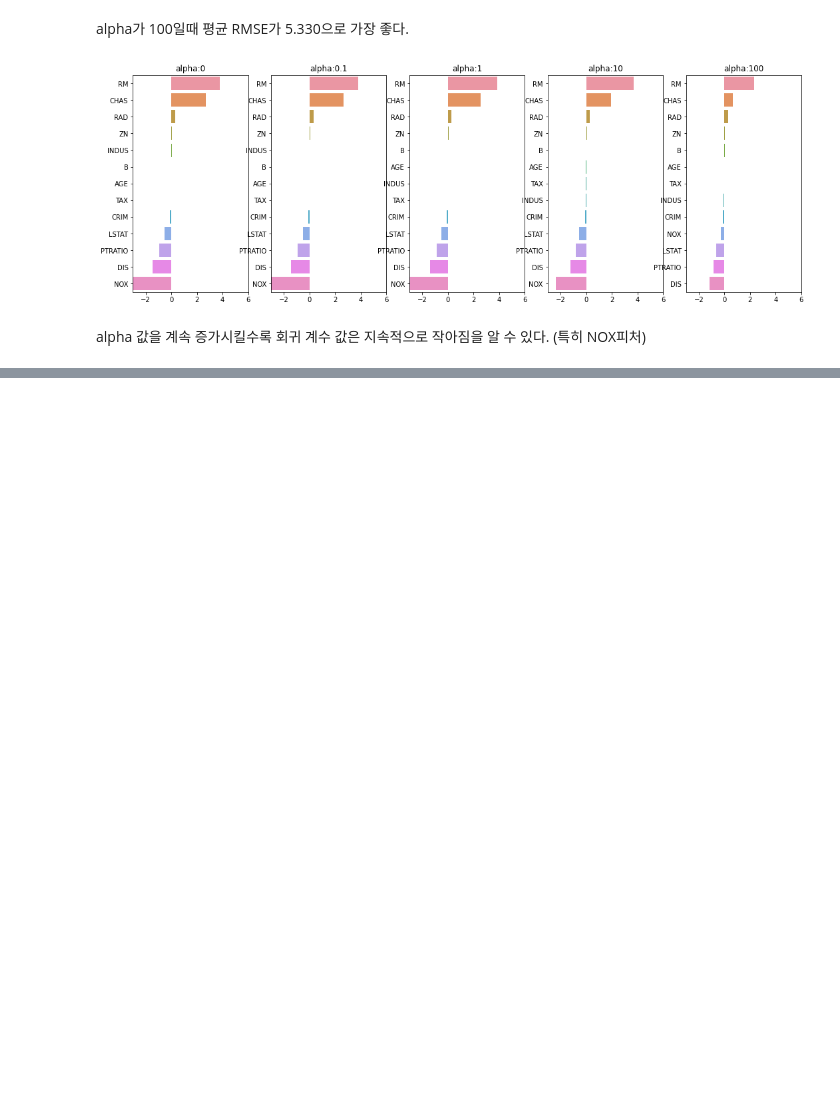
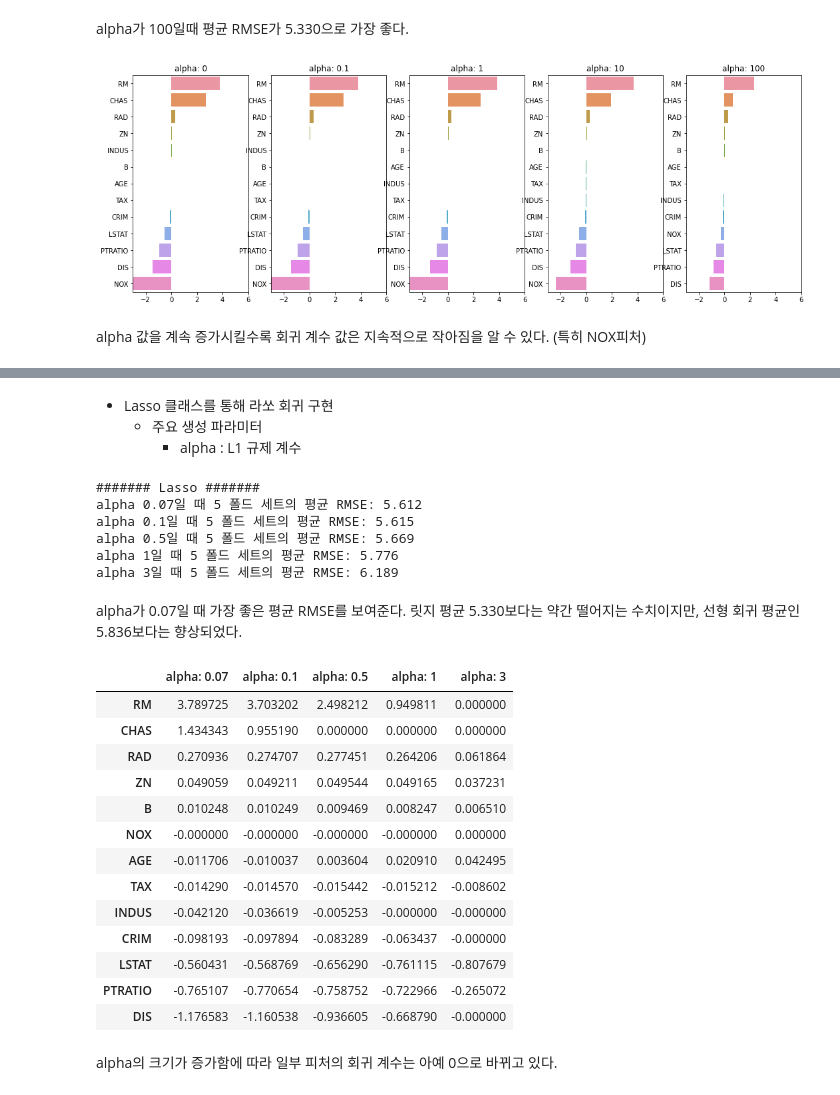
Before and after one commit to wizdom-js/data_analysis, a Jupyter notebook: 파이썬 머신러닝 완벽가이드/Chapter_05_회귀.ipynb, the cells around one changed output, grey strips where cells are left out. Cells and saved outputs as stored; diff of their text form; code cells hidden in the pictures; blank space fills up the shorter version.

```diff
--- a/파이썬 머신러닝 완벽가이드/Chapter_05_회귀.ipynb
+++ b/파이썬 머신러닝 완벽가이드/Chapter_05_회귀.ipynb
@@ -720,0 +726,70 @@ coeff_df.sort_values(by=sort_column, ascending=False)
+# %% [markdown]
+- Lasso 클래스를 통해 라쏘 회귀 구현
+    - 주요 생성 파라미터
+        - alpha : L1 규제 계수
+# %%
+# 라쏘의 alpha값을 변화시키면서 RMSE와 각 피처의 회귀계수 출력
+# 이의 수행을 위한 함수 만들기
+
+from sklearn.linear_model import Lasso, ElasticNet
+
+# alpha값에 따른 회귀 모델의 폴드 평균 RMSE를 출력하고 회귀 계수값들을 DataFrame으로 반환
+def get_linear_reg_eval(model_name, params=None, X_data_n=None, y_target_n=None,
+                       verbose=True, return_coeff=True):
+    coeff_df = pd.DataFrame()
+    if verbose : print('#######', model_name, '#######')
+    for param in params:
+        if model_name == 'Ridge' : model = Ridge(alpha=param)
+        elif model_name == 'Lasso' : model = Lasso(alpha=param)
+        elif model_name == 'ElasticNet' : model = ElasticNet(alpha=param, l1_ratio=0.7)
+        neg_mse_scores = cross_val_score(model, X_data_n, y_target_n,
+                                        scoring='neg_mean_squared_error', cv=5)
+        avg_rmse = np.mean(np.sqrt(-1 * neg_mse_scores))
+        print('alpha {0}일 때 5 폴드 세트의 평균 RMSE: {1:.3f}'.format(param, avg_rmse))
+
+        # cross_val_score는 evaluation metric만 반환하므로 모델을 다시 학습하여 회귀 계수 추출
+        model.fit(X_data_n, y_target_n)
+        if return_coeff:
+            # alpha에 따른 피처별 회귀 계수를 Series로 변환하고 이를 dataframe의 칼럼으로 추가
+            coeff = pd.Series(data=model.coef_, index=X_data_n.columns)
+            colname = 'alpha: '+str(param)
+            coeff_df[colname] = coeff
+
+    return coeff_df
+# end of get_linear_regre_eval
+# %%
+# 라쏘에 사용될 alpha 파라미터의 값을 정의하고 get_linear_reg_eval() 함수 호출
+lasso_alphas = [0.07, 0.1, 0.5, 1, 3]
+coeff_lasso_df = get_linear_reg_eval('Lasso', params=lasso_alphas, X_data_n=X_data, y_target_n=y_target)
+# %% [output]
+####### Lasso #######
+alpha 0.07일 때 5 폴드 세트의 평균 RMSE: 5.612
+alpha 0.1일 때 5 폴드 세트의 평균 RMSE: 5.615
+alpha 0.5일 때 5 폴드 세트의 평균 RMSE: 5.669
+alpha 1일 때 5 폴드 세트의 평균 RMSE: 5.776
+alpha 3일 때 5 폴드 세트의 평균 RMSE: 6.189
+# %% [markdown]
+alpha가 0.07일 때 가장 좋은 평균 RMSE를 보여준다. 릿지 평균 5.330보다는 약간 떨어지는 수치이지만, 선형 회귀 평균인 5.836보다는 향상되었다.
+# %%
+# alpha값에 따른 피처별 회귀 계수
+
+# 반환된 coeff_lasso_df를 첫 번째 칼럼순으로 내림차순 정렬해 회귀계수 dataframe 출력
+sort_column = 'alpha: '+str(lasso_alphas[0])
+coeff_lasso_df.sort_values(by=sort_column, ascending=False)
+# %% [output]
+|  | alpha: 0.07 | alpha: 0.1 | alpha: 0.5 | alpha: 1 | alpha: 3 |
+| RM | 3.789725 | 3.703202 | 2.498212 | 0.949811 | 0.000000 |
+| CHAS | 1.434343 | 0.955190 | 0.000000 | 0.000000 | 0.000000 |
+| RAD | 0.270936 | 0.274707 | 0.277451 | 0.264206 | 0.061864 |
+| ZN | 0.049059 | 0.049211 | 0.049544 | 0.049165 | 0.037231 |
+| B | 0.010248 | 0.010249 | 0.009469 | 0.008247 | 0.006510 |
+| NOX | -0.000000 | -0.000000 | -0.000000 | -0.000000 | 0.000000 |
+| AGE | -0.011706 | -0.010037 | 0.003604 | 0.020910 | 0.042495 |
+| TAX | -0.014290 | -0.014570 | -0.015442 | -0.015212 | -0.008602 |
+| INDUS | -0.042120 | -0.036619 | -0.005253 | -0.000000 | -0.000000 |
+| CRIM | -0.098193 | -0.097894 | -0.083289 | -0.063437 | -0.000000 |
+| LSTAT | -0.560431 | -0.568769 | -0.656290 | -0.761115 | -0.807679 |
+| PTRATIO | -0.765107 | -0.770654 | -0.758752 | -0.722966 | -0.265072 |
+| DIS | -1.176583 | -1.160538 | -0.936605 | -0.668790 | -0.000000 |
+# %% [markdown]
+alpha의 크기가 증가함에 따라 일부 피처의 회귀 계수는 아예 0으로 바뀌고 있다.
```
Also changed, not shown: parts of 41 cells of this notebook.
